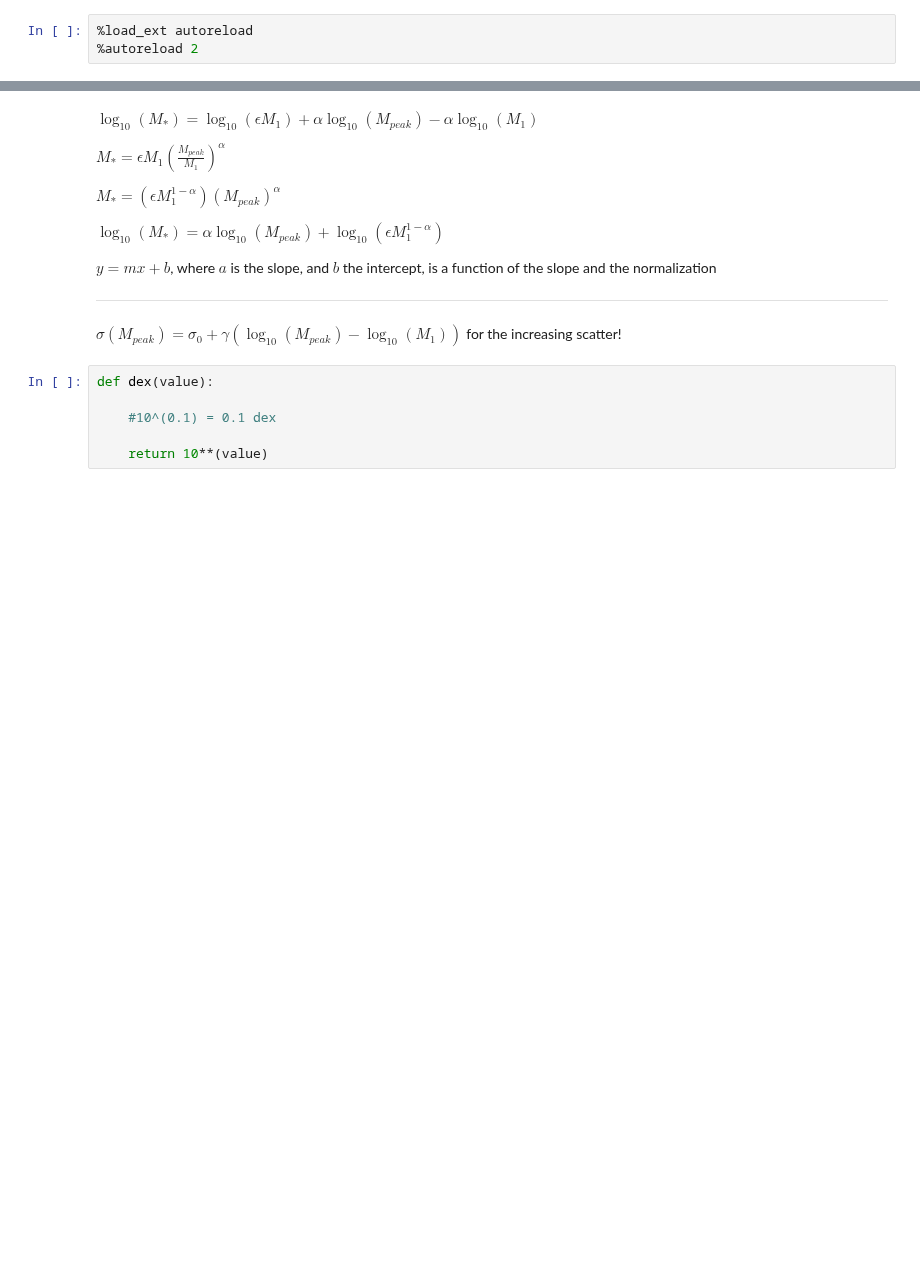
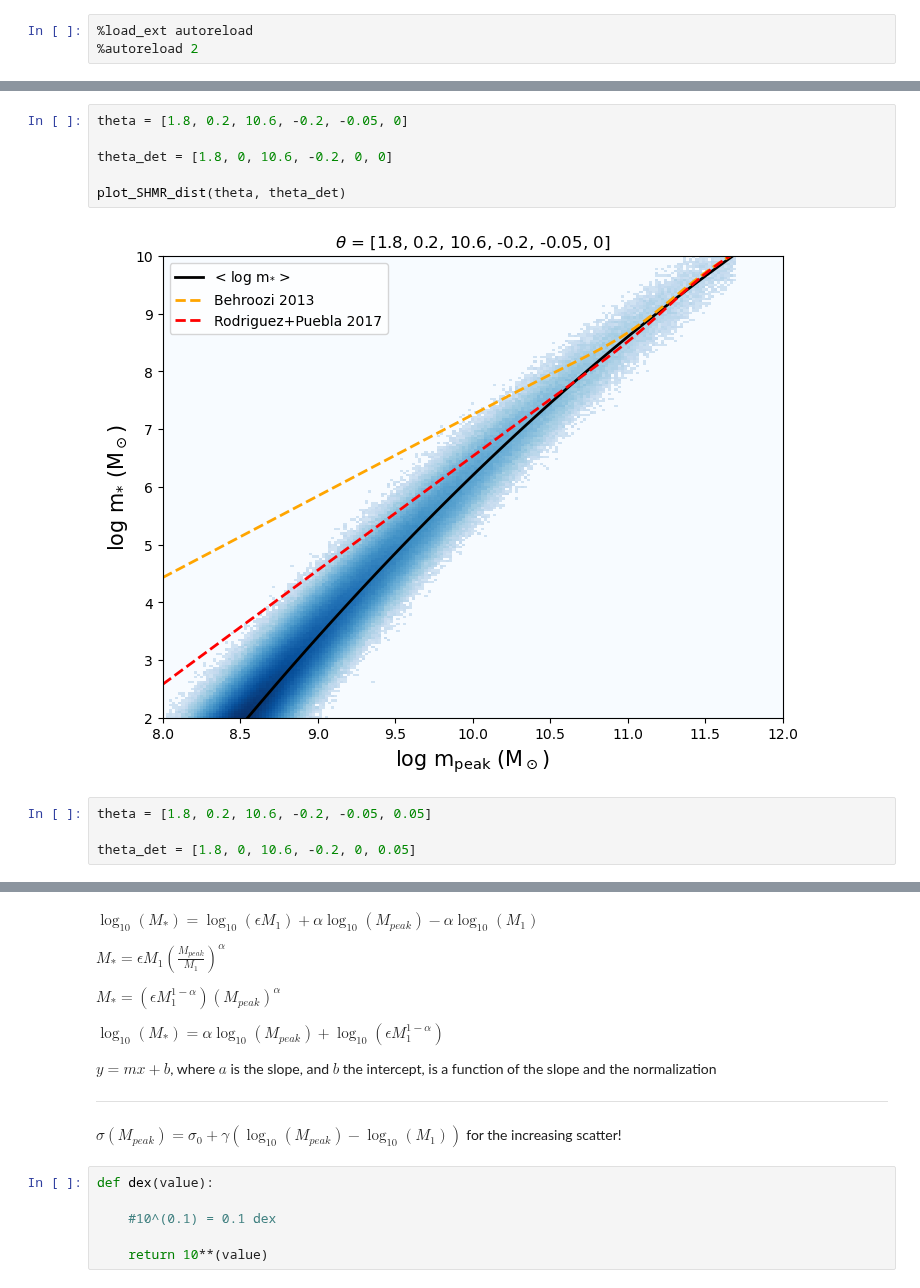
Before and after one commit to jsmonzon/SatGen, a Jupyter notebook: notebooks/SHMR_dev.ipynb, the cells around one changed output, grey strips where cells are left out. Cells and saved outputs as stored; diff of their text form; blank space fills up the shorter version.

```diff
--- a/notebooks/SHMR_dev.ipynb
+++ b/notebooks/SHMR_dev.ipynb
@@ -54,0 +105,12 @@ theta = [1.8,0.1,10.5,0.3]
+# %%
+theta = [1.8, 0.2, 10.6, -0.2, -0.05, 0]
+
+theta_det = [1.8, 0, 10.6, -0.2, 0, 0]
+
+plot_SHMR_dist(theta, theta_det)
+# %% [output]
+[figure, added]
+# %%
+theta = [1.8, 0.2, 10.6, -0.2, -0.05, 0.05]
+
+theta_det = [1.8, 0, 10.6, -0.2, 0, 0.05]
```
Also changed, not shown: parts of 30 cells of this notebook, 38 other files.
